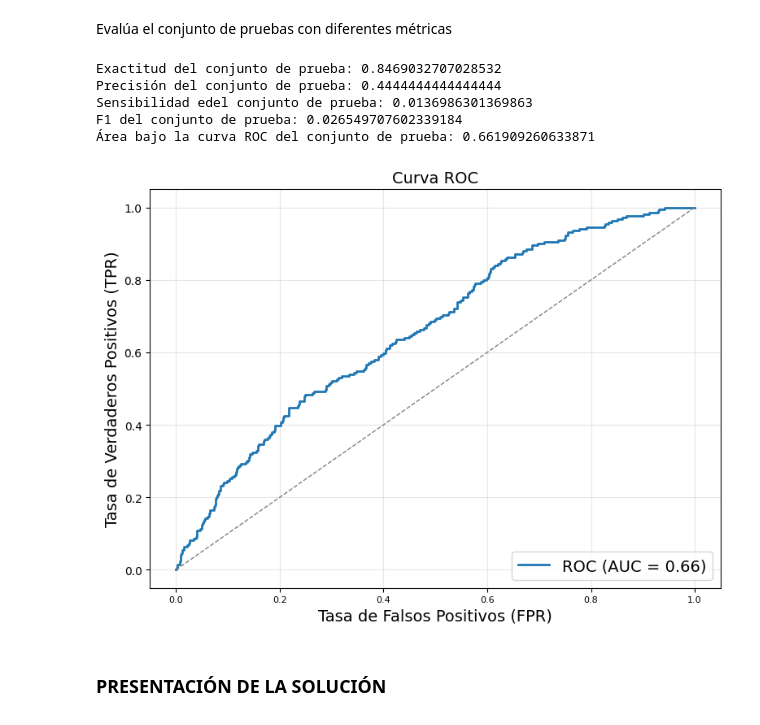
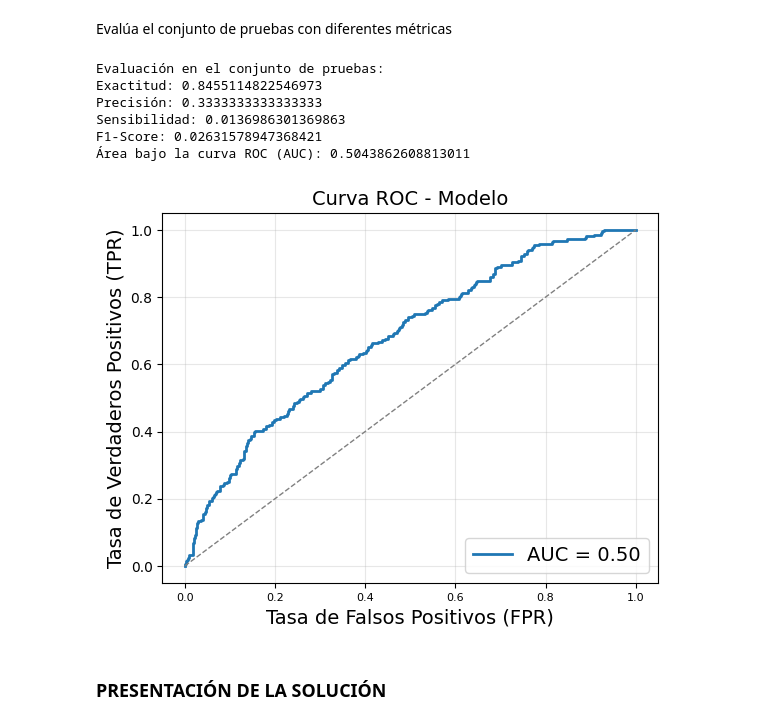
Before and after one commit to xabierguerrero/IABD_2425, a Jupyter notebook: Python_Ejers/SAPA/2_8Ejers/2_8Ejercicios.ipynb, the cells around one changed output. Cells and saved outputs as stored; diff of their text form; code cells hidden in the pictures.

```diff
--- a/Python_Ejers/SAPA/2_8Ejers/2_8Ejercicios.ipynb
+++ b/Python_Ejers/SAPA/2_8Ejers/2_8Ejercicios.ipynb
@@ -170,12 +173,3 @@ corr_matrix.style.background_gradient()
 | inq.last.6mths | 0.535511 | 0.202780 | 0.010419 | 0.185293 | 0.022394 | 0.013880 | 1.000000 | 0.072673 | ... |
 | pub.rec | 0.054243 | 0.098162 | 0.032760 | 0.147592 | 0.031010 | 0.066717 | 0.072673 | 1.000000 | ... |
 | not.fully.paid | 0.158119 | 0.159552 | 0.049955 | 0.149666 | 0.053699 | 0.082088 | 0.149452 | 0.048634 | ... |
-# %%
-plt.tight_layout()
-plt.rc('font', size=14)
-plt.rc('axes', labelsize=14, titlesize=14)
-plt.rc('legend', fontsize=14)
-plt.rc('xtick', labelsize=8)
-plt.rc('ytick', labelsize=10)
-loan_data_copy.hist(bins=40, figsize=(16, 10))
-plt.show()
@@ -311,7 +322,7 @@ modelos=[modelo_LR,modelo_SDG,modelo_KNN,modelo_RF]
 
 for modelo in modelos:
     modelo.fit(df_loan_train_x,df_loan_train_y)
-    predicciones = modelo.predict(df_loan_train_x)
+    predicciones = cross_val_predict(modelo, df_loan_train_x, df_loan_train_y, cv=3)
     exactitud=accuracy_score(df_loan_train_y,predicciones)
     precision=precision_score(df_loan_train_y,predicciones,zero_division=1)
     sensibilidad=recall_score(df_loan_train_y,predicciones,zero_division=1)
@@ -411,7 +422,7 @@ param_dist = {
 grid_search = GridSearchCV(
     estimator=full_pieline,
     param_grid=param_dist,
-    scoring="accuracy",  # Métrica de evaluación
+    scoring="recall",  # Métrica de evaluación
     cv=5,  # Validación cruzada con 5 folds
     verbose=1,  # Mostrar progreso
     n_jobs=-1  # Usar todos los núcleos disponibles
@@ -432,45 +443,50 @@ Evalúa el conjunto de pruebas con diferentes métricas
 # %%
 df_loan_test_y=df_loan_test['not.fully.paid'].copy()
 df_loan_test_x=df_loan_test.drop('not.fully.paid',axis=1)
 
 best_model = grid_search.best_estimator_
+y_predicciones_test=best_model.predict(df_loan_test_x)
 
-scoring = ['accuracy', 'precision', 'recall', 'f1', 'roc_auc']
-cv_results = cross_validate(best_model, df_loan_test_x, df_loan_test_y, cv=3, scoring=scoring, return_train_score=False)
+# Calcular métricas
+test_accuracy = accuracy_score(df_loan_test_y, y_predicciones_test)
+test_precision = precision_score(df_loan_test_y, y_predicciones_test)
+test_recall = recall_score(df_loan_test_y, y_predicciones_test)
+test_f1 = f1_score(df_loan_test_y, y_predicciones_test)
 
-print("Exactitud del conjunto de prueba:", np.mean(cv_results['test_accuracy']))
-print("Precisión del conjunto de prueba:", np.mean(cv_results['test_precision']))
-print("Sensibilidad edel conjunto de prueba:", np.mean(cv_results['test_recall']))
-print("F1 del conjunto de prueba:",np.mean(cv_results['test_f1']))
+print("Evaluación en el conjunto de pruebas:")
+print("Exactitud:", test_accuracy)
+print("Precisión:",test_precision)
+print("Sensibilidad:", test_recall)
+print("F1-Score:",test_f1)
 
+# Evaluar el área bajo la curva ROC (AUC)
+if hasattr(best_model, 'predict_proba'):
+    y_test_proba = best_model.predict_proba(df_loan_test_x)[:, 1]
+    test_roc_auc = roc_auc_score(df_loan_test_y, y_predicciones_test)
+    print("Área bajo la curva ROC (AUC):",test_roc_auc)
 
-if hasattr(best_model, 'predict_proba'):
-    print("Área bajo la curva ROC del conjunto de prueba:", np.mean(cv_results['test_roc_auc']))
-    y_train_proba = cross_val_predict(best_model, df_loan_test_x, df_loan_test_y, cv=3, method='predict_proba')[:, 1]
-    fpr, tpr, thresholds = roc_curve(df_loan_test_y, y_train_proba)
-    roc_auc = roc_auc_score(df_loan_test_y, y_train_proba)
+    # Calcular la curva ROC
+    fpr, tpr, thresholds = roc_curve(df_loan_test_y, y_test_proba)
 
-    # Graficar la curva ROC
-    plt.figure(figsize=(8, 6))
-    plt.plot(fpr, tpr, label=f'ROC (AUC = {roc_auc:.2f})', lw=2)
-    plt.plot([0, 1], [0, 1], color='gray', linestyle='--', lw=1)  # Línea de referencia
+    # Hacer el gráfico
+    plt.plot(fpr, tpr, label=f'AUC = {test_roc_auc:.2f}', lw=2)
+    plt.plot([0, 1], [0, 1], linestyle='--', color='gray', lw=1)
+    plt.title('Curva ROC - Modelo')
     plt.xlabel('Tasa de Falsos Positivos (FPR)')
     plt.ylabel('Tasa de Verdaderos Positivos (TPR)')
-    plt.title('Curva ROC')
     plt.legend(loc='lower right')
     plt.grid(alpha=0.3)
-    plt.tight_layout()
     plt.show()
-
 else:
-    print("El modelo no soporta el cálculo de la curva ROC.")
+    print("El modelo no soporta cálculo de probabilidades para la curva ROC.")
 # %% [output]
-Exactitud del conjunto de prueba: 0.8469032707028532
-Precisión del conjunto de prueba: 0.4444444444444444
-Sensibilidad edel conjunto de prueba: 0.0136986301369863
-F1 del conjunto de prueba: 0.026549707602339184
-Área bajo la curva ROC del conjunto de prueba: 0.661909260633871
+Evaluación en el conjunto de pruebas:
+Exactitud: 0.8455114822546973
+Precisión: 0.3333333333333333
+Sensibilidad: 0.0136986301369863
+F1-Score: 0.02631578947368421
+Área bajo la curva ROC (AUC): 0.5043862608813011
-[figure, old version]
+[figure, new version]
 # %% [markdown]
 ### PRESENTACIÓN DE LA SOLUCIÓN
 # %% [markdown]
```
Also changed, not shown: parts of 13 cells of this notebook, 5 other files.
